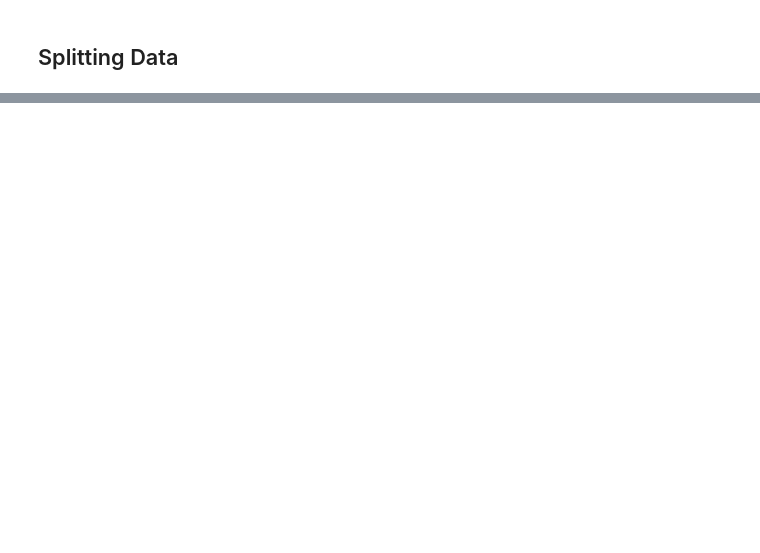
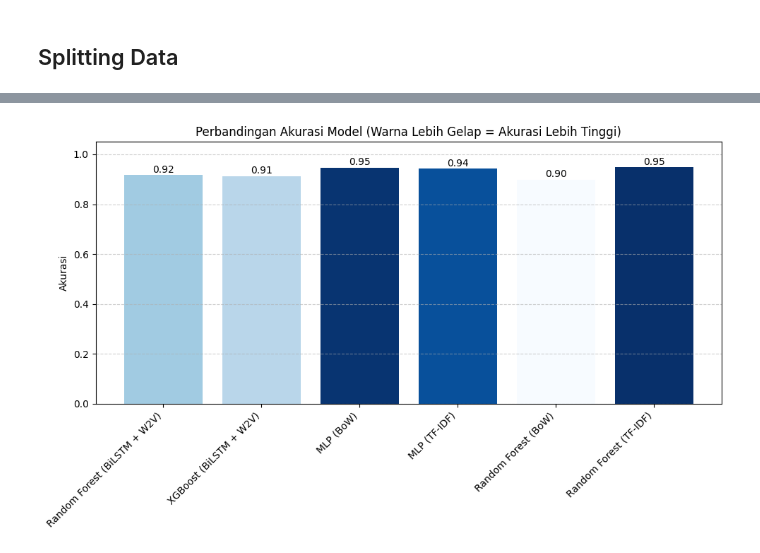
Before and after one commit to aldyNaufal/netflix_reviews, a Jupyter notebook: main.ipynb, the cells around one changed output, grey strips where cells are left out. Cells and saved outputs as stored; diff of their text form; code cells hidden in the pictures; blank space fills up the shorter version.

```diff
--- a/main.ipynb
+++ b/main.ipynb
@@ -329,0 +631,24 @@ weighted avg       0.91      0.90      0.90      3616
+# %%
+import matplotlib.pyplot as plt
+import numpy as np
+
+# Hitung akurasi semua model (jika belum ada)
+accuracies = {
+    'Random Forest (BiLSTM + W2V)': accuracy_score(y_test_w2v, y_pred_rf_w2v),
+    'XGBoost (BiLSTM + W2V)': accuracy_score(y_test_w2v, y_pred_xgb_w2v),
+    'MLP (BoW)': accuracy_score(y_test_bow, y_pred_mlp_bow),
+    'MLP (TF-IDF)': accuracy_score(y_test_tfidf, y_pred_mlp_tfidf),
+    'Random Forest (BoW)': accuracy_score(y_test_bow, y_pred_rand_bow),
+    'Random Forest (TF-IDF)': accuracy_score(y_test_tfidf, y_pred_rand_tfidf)
+}
+
+# Normalisasi nilai akurasi untuk gradasi warna
+accuracy_values = list(accuracies.values())
+min_acc = min(accuracy_values)
+max_acc = max(accuracy_values)
+normalized = [(val - min_acc) / (max_acc - min_acc) for val in accuracy_values]
+
+# Cetak model terbaik
+best_model_name = max(accuracies, key=accuracies.get)
+best_accuracy = accuracies[best_model_name]
+print(f"✅ Model dengan akurasi terbaik: {best_model_name} ({best_accuracy:.4f})")
@@ -329,0 +674,22 @@ weighted avg       0.91      0.90      0.90      3616
+# %%
+# Gunakan colormap 'Blues' dan buat akurasi tinggi → warna lebih gelap
+cmap = plt.cm.Blues.reversed()
+colors = [cmap(1.0 - norm) for norm in normalized]  # semakin tinggi akurasi → warna semakin gelap
+
+# Plot bar chart
+plt.figure(figsize=(10, 6))
+bars = plt.bar(accuracies.keys(), accuracy_values, color=colors)
+plt.xticks(rotation=45, ha='right')
+plt.ylabel('Akurasi')
+plt.title('Perbandingan Akurasi Model (Warna Lebih Gelap = Akurasi Lebih Tinggi)')
+plt.ylim(0, 1.05)
+
+# Tambah nilai akurasi di atas bar
+for bar, acc in zip(bars, accuracy_values):
+    plt.text(bar.get_x() + bar.get_width() / 2, bar.get_height() + 0.01, f"{acc:.2f}", ha='center')
+
+plt.tight_layout()
+plt.grid(axis='y', linestyle='--', alpha=0.6)
+plt.show()
+# %% [output]
+[figure, added]
```
Also changed, not shown: parts of 44 cells of this notebook, 2 other files.
